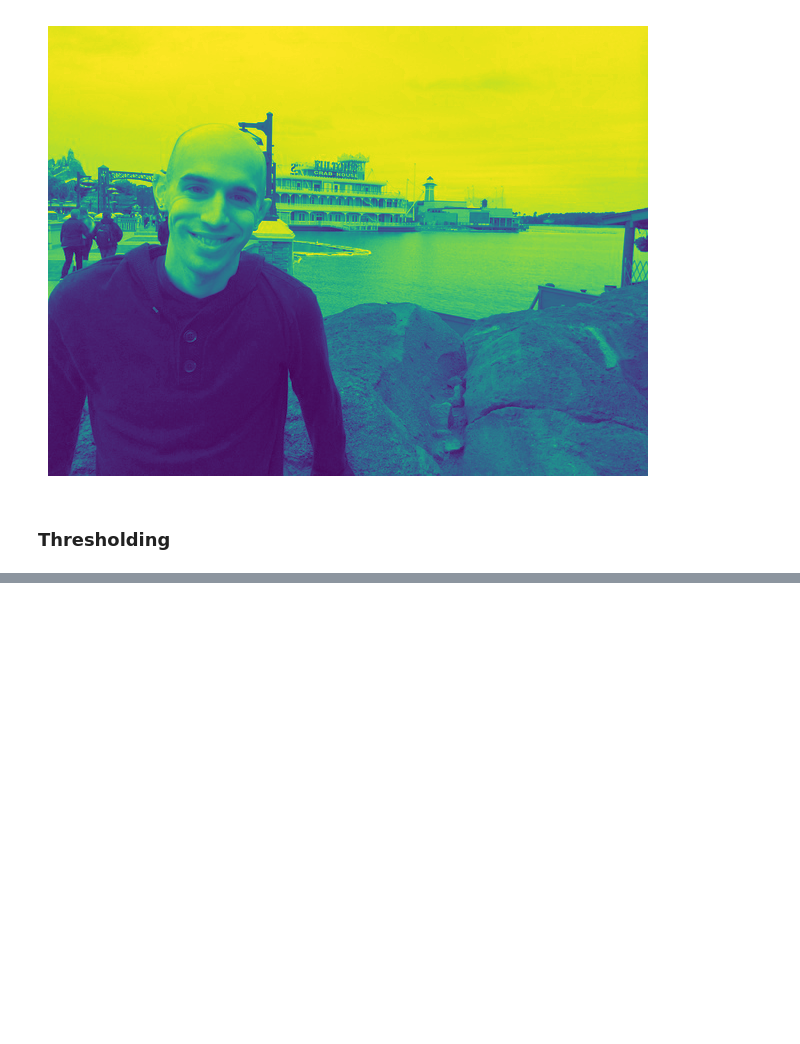
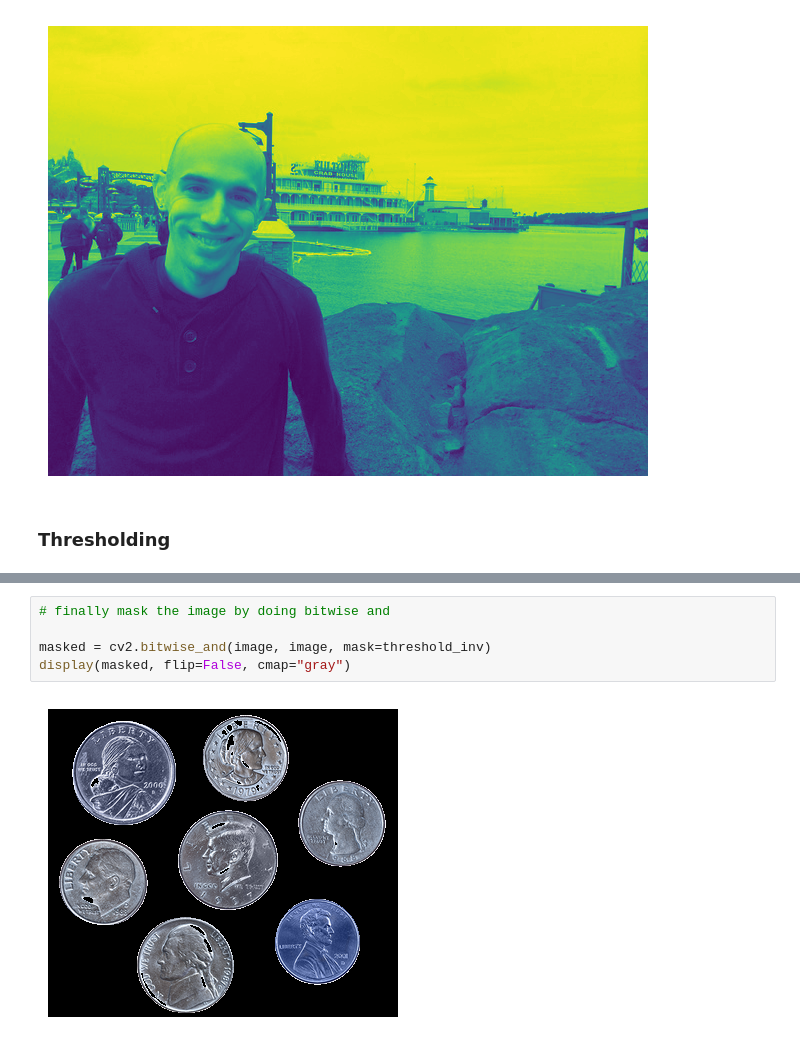
Before and after one commit to KarthikKothareddy/pisgurus, a Jupyter notebook: lighting_and_thresholds.ipynb, the cells around one changed output, grey strips where cells are left out. Saved outputs shown, nothing was run; the diff lists cells and outputs as text; blank space fills up the shorter version.

```diff
--- a/lighting_and_thresholds.ipynb
+++ b/lighting_and_thresholds.ipynb
@@ -53,0 +83,7 @@ display(V, flip=False)
+# %%
+# finally mask the image by doing bitwise and
+
+masked = cv2.bitwise_and(image, image, mask=threshold_inv)
+display(masked, flip=False, cmap="gray")
+# %% [output]
+[figure, added]
```
Also changed, not shown: parts of 4 cells of this notebook, 2 other files.
